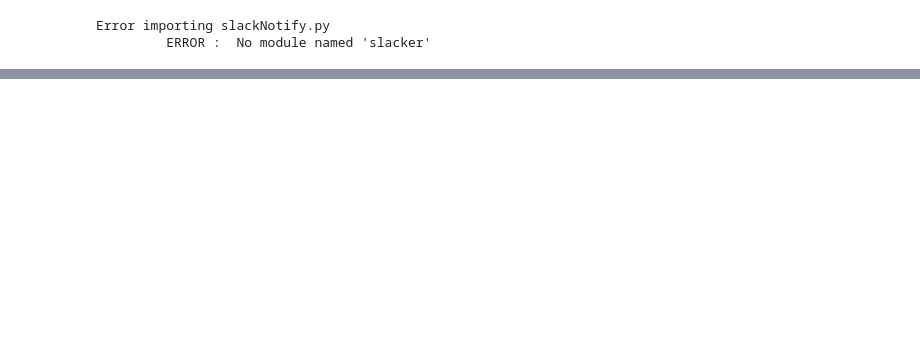
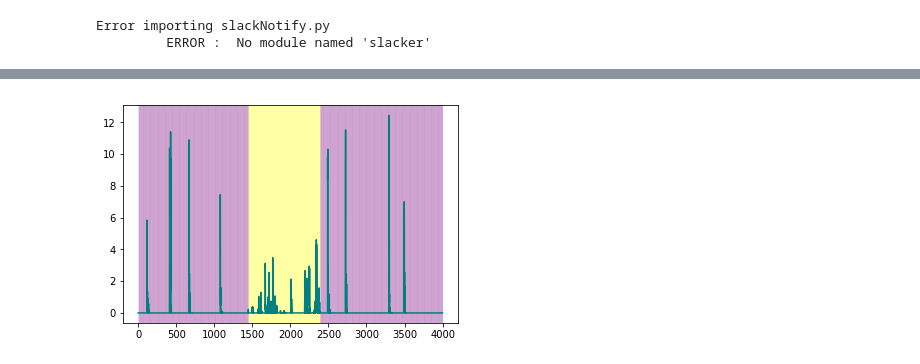
Before and after one commit to brmullen/SIP2019, a Jupyter notebook: JimmySIP/Random Stuff.ipynb, the cells around one changed output, grey strips where cells are left out. Saved outputs shown, nothing was run; the diff lists cells and outputs as text; code cells hidden in the pictures; blank space fills up the shorter version.

```diff
--- a/JimmySIP/Random Stuff.ipynb
+++ b/JimmySIP/Random Stuff.ipynb
@@ -203,0 +245,24 @@ plot_kmeans(kmeans, Y_sklearn[:,18:20])
+# %%
+def plotClassification(data, indices, color):
+    if len(np.unique(indices)) > 2:
+        for i in range(len(indices)):
+            if (indices[i] == 0):
+                plt.axvline(x = i, linewidth = 1, color = 'blue', alpha = 0.03)
+            elif (indices[i] == 1):
+                plt.axvline(x = i, linewidth = 1, color = 'orange', alpha = 0.03)
+            elif (indices[i] == 2):
+                plt.axvline(x = i, linewidth = 1, color = 'green', alpha = 0.03)
+            elif (indices[i] == 3):
+                plt.axvline(x = i, linewidth = 1, color = 'red', alpha = 0.03)
+    else:
+        for i in range(len(indices)):
+            if (indices[i] == 0):
+                plt.axvline(x = i, linewidth = 1, color = 'purple', alpha = 0.03)
+            elif (indices[i] == 1):
+                plt.axvline(x = i, linewidth = 1, color = 'yellow', alpha = 0.03)
+
+    plt.plot(data, color)
+
+plotClassification(data['mov.mean'], indices, 'teal')
+# %% [output]
+[figure, added]
```
Also changed, not shown: parts of 29 cells of this notebook, 18 other files.
